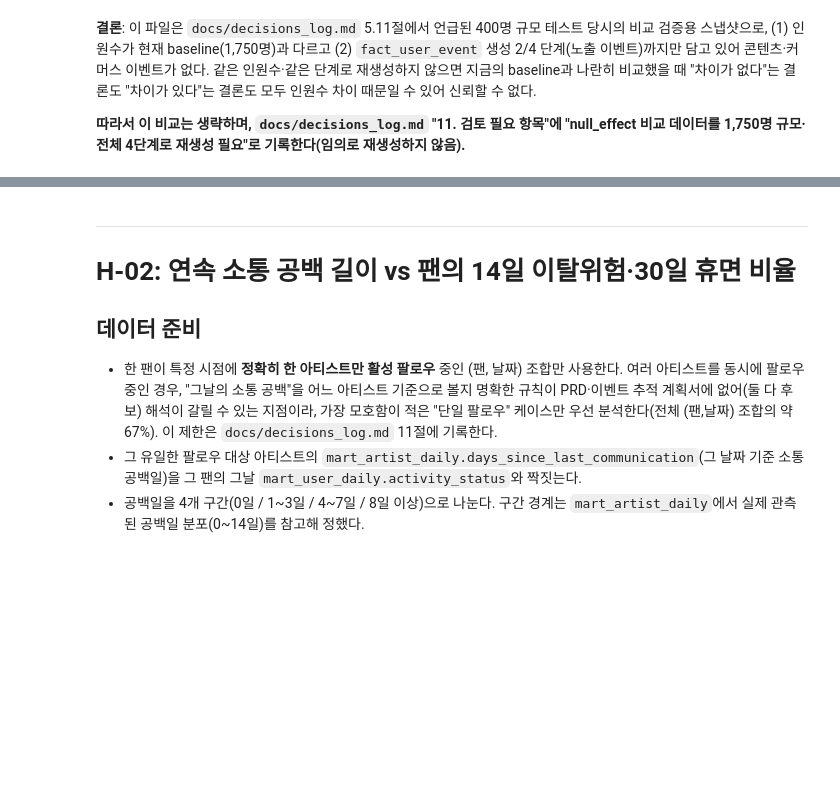
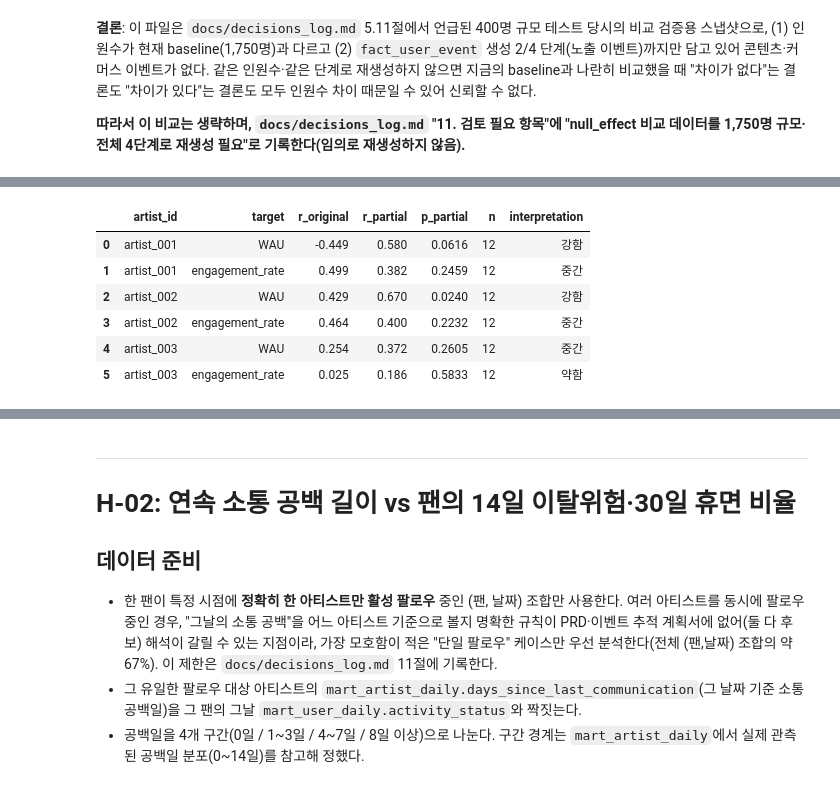
Before and after one commit to wjs0951467-wq/fanlog-user-behavior-analytics, a Jupyter notebook: notebooks/02_communication_retention.ipynb, the cells around one changed output, grey strips where cells are left out. Drawn from its saved outputs; the diff is of its cells as text; code cells hidden in the pictures; blank space fills up the shorter version.

```diff
--- a/notebooks/02_communication_retention.ipynb
+++ b/notebooks/02_communication_retention.ipynb
@@ -299,3 +305,61 @@ else:
+# %%
+from scipy.stats import t as t_dist
+
+
+def partial_spearman_report(x: pd.Series, y: pd.Series, z: pd.Series) -> dict:
+    """z(통제 변수)를 고정했을 때 x-y의 1차 편(partial) Spearman 상관계수.
+    n<6이면(자유도 부족) 계산하지 않는다."""
+    df = pd.concat([x, y, z], axis=1).dropna()
+    n = len(df)
+    if n < 6:
+        return {"r_original": np.nan, "r_partial": np.nan, "p_partial": np.nan, "n": n,
+                "interpretation": "표본 부족(n<6)으로 계산 불가"}
+    r_xy, _ = spearmanr(df.iloc[:, 0], df.iloc[:, 1])
+    r_xz, _ = spearmanr(df.iloc[:, 0], df.iloc[:, 2])
+    r_yz, _ = spearmanr(df.iloc[:, 1], df.iloc[:, 2])
+    denom = np.sqrt((1 - r_xz**2) * (1 - r_yz**2))
+    if denom == 0:
+        return {"r_original": round(r_xy, 3), "r_partial": np.nan, "p_partial": np.nan, "n": n,
+                "interpretation": "통제 변수와 완전 상관이라 계산 불가"}
+    r_partial = (r_xy - r_xz * r_yz) / denom
+    dof = n - 3
+    if dof > 0 and abs(r_partial) < 1:
+        t_stat = r_partial * np.sqrt(dof / (1 - r_partial**2))
+        p_partial = 2 * (1 - t_dist.cdf(abs(t_stat), dof))
+    else:
+        p_partial = np.nan
+    return {
+        "r_original": round(r_xy, 3),
+        "r_partial": round(r_partial, 3),
+        "p_partial": round(p_partial, 4) if pd.notna(p_partial) else np.nan,
+        "n": n,
+        "interpretation": interpret_r(r_partial) if pd.notna(r_partial) else "계산 불가",
+    }
+
+
+# 통제 변수: 그 주 마지막 날(week_start+6일) 기준 누적 가입자 수 (신규 가입 유입 추세의 직접적인 대리 변수)
+signup_dates = pd.to_datetime(
+    pd.read_sql("SELECT signup_date_kst FROM dim_user;", engine)["signup_date_kst"]
+)
+weekly_panel["week_end"] = weekly_panel["week_start"] + pd.Timedelta(days=6)
+weekly_panel["cumulative_signups"] = weekly_panel["week_end"].apply(lambda d: int((signup_dates <= d).sum()))
+
+partial_results = []
+for artist_id, g in weekly_panel.groupby("artist_id"):
+    for target_col, target_label in [("wau", "WAU"), ("engagement_rate", "engagement_rate")]:
+        rep = partial_spearman_report(g["communication_days_per_week"], g[target_col], g["cumulative_signups"])
+        partial_results.append({"artist_id": artist_id, "target": target_label, **rep})
+
+partial_corr_df = pd.DataFrame(partial_results)
+partial_corr_df
+# %% [output]
+|  | artist_id | target | r_original | r_partial | p_partial | n | interpretation |
+| 0 | artist_001 | WAU | -0.449 | 0.580 | 0.0616 | 12 | 강함 |
+| 1 | artist_001 | engagement_rate | 0.499 | 0.382 | 0.2459 | 12 | 중간 |
+| 2 | artist_002 | WAU | 0.429 | 0.670 | 0.0240 | 12 | 강함 |
+| 3 | artist_002 | engagement_rate | 0.464 | 0.400 | 0.2232 | 12 | 중간 |
+| 4 | artist_003 | WAU | 0.254 | 0.372 | 0.2605 | 12 | 중간 |
+| 5 | artist_003 | engagement_rate | 0.025 | 0.186 | 0.5833 | 12 | 약함 |
 # %% [markdown]
 ## H-01 결과 요약과 해석 (절제된 표현)
 
```
Also changed, not shown: parts of 4 cells of this notebook.
